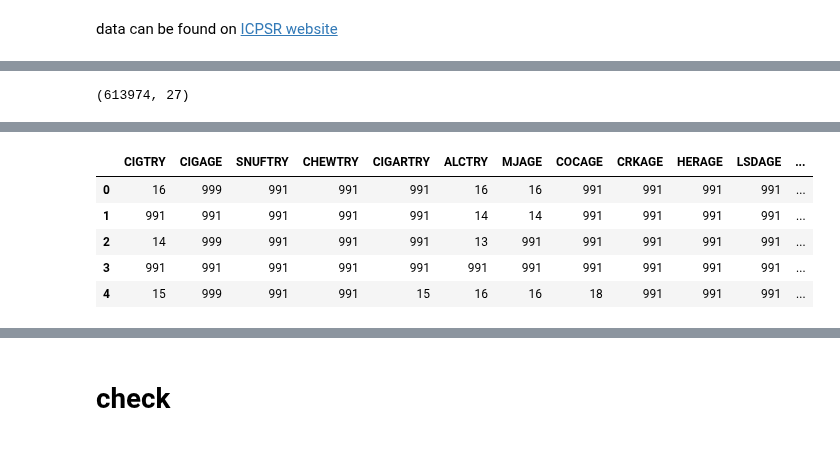
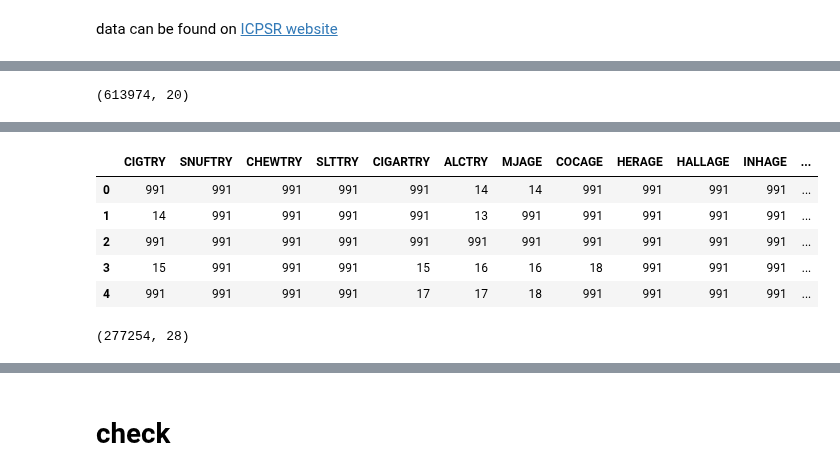
Before and after one commit to DataResponsibly/SynRD, a Jupyter notebook: papers/fairman19marijuana/aholovenko_data_preprocessing.ipynb, the cells around one changed output, grey strips where cells are left out. Saved outputs shown, nothing was run; the diff lists cells and outputs as text; code cells hidden in the pictures.

```diff
--- a/papers/fairman19marijuana/aholovenko_data_preprocessing.ipynb
+++ b/papers/fairman19marijuana/aholovenko_data_preprocessing.ipynb
@@ -17,12 +17,18 @@ data can be found on [ICPSR website](https://www.icpsr.umich.edu/web/ICPSR/serie
 
 dfs = []
 files = glob.glob('../../data/*.tsv')
-fields = ['NEWRACE', 'AGE', 'IRSEX', 'HERAGE', 'LSDAGE', 'PCPAGE',
-          'CRKAGE', 'ECSAGE', 'COCAGE', 'METHAGE', 'CIGAGE', 'SNUFTRY',
-          'CHEWTRY', 'MTHAAGE', 'OXYCAGE', 'CIGTRY ', 'SEDAGE', 'STIMAGE',
-          'TRANAGE', 'CIGARTRY', 'INHAGE', 'MJAGE', 'ANALAGE', 'BLNTAGE', 'ALCTRY', 'USEACM']
-imputed_fields = ['IRCIGAGE', 'IRCDUAGE', 'IRCGRAGE', 'IRSLTAGE', 'IRCHWAGE', 'IRSNFAGE', 'IRALCAGE', 'IRMJAGE', 'IRCOCAGE', 'IRCRKAGE', 'IRHERAGE', 'IRHALAGE', 'IRLSDAGE', 'IRPCPAGE', 'IRECSAGE', 'IRINHAGE', 'IRANLAGE', 'IROXYAGE', 'IRTRNAGE', 'IRSTMAGE', 'IRMTHAGE', 'IRSEDAGE']
-# fields += imputed_fields
+# fields = ['NEWRACE', 'AGE', 'IRSEX', 'HERAGE', 'LSDAGE', 'PCPAGE',
+#           'CRKAGE', 'ECSAGE', 'COCAGE', 'METHAGE', 'CIGAGE', 'SNUFTRY',
+#           'CHEWTRY', 'MTHAAGE', 'OXYCAGE', 'CIGTRY ', 'SEDAGE', 'STIMAGE',
+#           'TRANAGE', 'CIGARTRY', 'INHAGE', 'MJAGE', 'ANALAGE', 'BLNTAGE', 'ALCTRY', 'USEACM']
+
+general = ['NEWRACE', 'AGE', 'IRSEX', 'USEACM']
+cig = ['CIGTRY']
+alc = ['ALCTRY']
+mar = ['MJAGE']
+other_tobacco = ['CIGARTRY', 'CHEWTRY', 'SNUFTRY', 'SLTTRY']
+other_drugs = ['COCAGE', 'HALLAGE', 'HERAGE', 'INHAGE', 'ANALAGE', 'SEDAGE', 'STIMAGE', 'TRANAGE']
+fields = general + cig + alc + mar + other_tobacco + other_drugs
 
 for file in files:
     df_n1 = pd.read_csv(file, sep='\t', skipinitialspace=True, nrows=1)
@@ -51,36 +71,35 @@ main_df = pd.concat(dfs)
 # main_df_backlog = main_df.copy()
 main_df.shape  # data diff 613774 (real) - 615701 (paper) = -1927 difference
 # %% [output]
-(613974, 27)
+(613974, 20)
 # %%
 %%time
 np.random.seed(42)
 main_df = pd.concat(dfs)
 file_to_year_mapping = {f:2004+i for i, f in enumerate(sorted([os.path.basename(f) for f in files]))}
 class_mapping = {
+    'MARIJUANA': 'MARIJUANA',
     'MJAGE': 'MARIJUANA',
+    'ALCOHOL': 'ALCOHOL',
     'ALCTRY': 'ALCOHOL',
-    'CIGAGE': 'CIGARETTES',
+    'CIGARETTES': 'CIGARETTES',
     'CIGTRY': 'CIGARETTES',
+    'NO_DRUG_USE': 'NO_DRUG_USE',
     'NOUSAGE': 'NO_DRUG_USE',
+    'OTHER_TABACCO': 'OTHER_TABACCO',
     'CIGARTRY': 'OTHER_TABACCO',
     'SNUFTRY': 'OTHER_TABACCO',
     'CHEWTRY': 'OTHER_TABACCO',
+    'SLTTRY': 'OTHER_TABACCO',
+    'OTHER_DRUGS': 'OTHER_DRUGS',
     'HERAGE': 'OTHER_DRUGS',
-    'LSDAGE': 'OTHER_DRUGS',
-    'PCPAGE': 'OTHER_DRUGS',
-    'CRKAGE': 'OTHER_DRUGS',
-    'ECSAGE': 'OTHER_DRUGS',
     'COCAGE': 'OTHER_DRUGS',
-    'METHAGE': 'OTHER_DRUGS',
-    'MTHAAGE': 'OTHER_DRUGS',
-    'OXYCAGE': 'OTHER_DRUGS',
     'SEDAGE': 'OTHER_DRUGS',
     'STIMAGE': 'OTHER_DRUGS',
     'TRANAGE': 'OTHER_DRUGS',
     'INHAGE': 'OTHER_DRUGS',
     'ANALAGE': 'OTHER_DRUGS',
-    'BLNTAGE': 'OTHER_DRUGS'
+    'HALLAGE': 'OTHER_DRUGS'
 }
 age_to_group_mapping = {
     12: '12-13',
@@ -96,31 +115,29 @@ age_to_group_mapping = {
 }
 race_mapping = {1: 'White', 2: 'Black', 3: 'AI/AN', 4: 'NHOPI', 5: 'Asian', 6: 'Multi-racial', 7: 'Hispanic'}
 use_acm_map = {
-    1: 'ALCTRY',
-    2: 'CIGTRY',
-    3: 'MJAGE',
-    4: 'ALCTRY',
-    5: 'CIGTRY',
-    6: 'MJAGE',
+    1: 'ALCOHOL',
+    2: 'CIGARETTES',
+    3: 'MARIJUANA',
+    4: 'ALCOHOL',
+    5: 'CIGARETTES',
+    6: 'MARIJUANA',
 #     11: 'ALCTRY',
 #     12: 'CIGTRY',
 #     13: 'MJAGE',
-    91: 'NOUSAGE',
+    91: 'NO_DRUG_USE',
 }
-classes = ['MJAGE', 'CIGAGE', 'CIGTRY', 'ALCTRY', 'CIGARTRY', 'SNUFTRY',
-           'CHEWTRY', 'HERAGE', 'LSDAGE', 'PCPAGE', 'CRKAGE',
-           'ECSAGE', 'COCAGE', 'METHAGE', 'MTHAAGE', 'OXYCAGE',
-           'SEDAGE', 'STIMAGE', 'TRANAGE', 'INHAGE', 'ANALAGE', 'BLNTAGE']
+classes = cig + alc + mar + other_tobacco + other_drugs
 main_df = main_df[(main_df['AGE2'] < 11)]  # filter people < 22 yo
-main_df[['MTHAAGE', 'BLNTAGE']] = main_df[['MTHAAGE', 'BLNTAGE']].fillna(10e5)  # fill in nan
 main_df['MINAGE'] = main_df[classes].values.min(axis=1)
 main_df['MINAGE'] = np.where(main_df['MINAGE'] > 900, 999, main_df['MINAGE'])
-main_df['MINAGE_CLASS'] = np.where(main_df['MINAGE'] > 900, 'NOUSAGE', None)
-main_df['CLASSES_LIST'] = np.where(main_df['MINAGE'] > 900, 'NOUSAGE', None)
+main_df['MINAGE_CLASS'] = np.where(main_df['MINAGE'] > 900, 'NO_DRUG_USE', None)
+main_df['CLASSES_LIST'] = np.where(main_df['MINAGE'] > 900, 'NO_DRUG_USE', None)
+main_df = main_df[~(main_df.MINAGE_CLASS=='NO_DRUG_USE')==(main_df.USEACM==99)] # remove where unknown class
 main_df['YEAR'] = main_df['file_name'].map(file_to_year_mapping) # infer year
 main_df['SEX'] = main_df['IRSEX'].map({1: 'Male', 2: 'Female'})
 main_df['AGE'] = main_df['AGE2'].map({i:i+11 for i in range(1, 11)})
 main_df['RACE'] = main_df['NEWRACE2'].map(race_mapping)
+main_df['AGE_GROUP'] = main_df['AGE'].map(age_to_group_mapping)
 main_df.reset_index(inplace=True, drop=True)
 main_df.head()
 # %% [output]
@@ -129,6 +146,10 @@ Wall time: 145 ms
-|  | CIGTRY | CIGAGE | SNUFTRY | CHEWTRY | CIGARTRY | ALCTRY | MJAGE | COCAGE | CRKAGE | HERAGE | LSDAGE | ... |
-| 0 | 16 | 999 | 991 | 991 | 991 | 16 | 16 | 991 | 991 | 991 | 991 | ... |
-| 1 | 991 | 991 | 991 | 991 | 991 | 14 | 14 | 991 | 991 | 991 | 991 | ... |
-| 2 | 14 | 999 | 991 | 991 | 991 | 13 | 991 | 991 | 991 | 991 | 991 | ... |
-| 3 | 991 | 991 | 991 | 991 | 991 | 991 | 991 | 991 | 991 | 991 | 991 | ... |
-| 4 | 15 | 999 | 991 | 991 | 15 | 16 | 16 | 18 | 991 | 991 | 991 | ... |
+|  | CIGTRY | SNUFTRY | CHEWTRY | SLTTRY | CIGARTRY | ALCTRY | MJAGE | COCAGE | HERAGE | HALLAGE | INHAGE | ... |
+| 0 | 991 | 991 | 991 | 991 | 991 | 14 | 14 | 991 | 991 | 991 | 991 | ... |
+| 1 | 14 | 991 | 991 | 991 | 991 | 13 | 991 | 991 | 991 | 991 | 991 | ... |
+| 2 | 991 | 991 | 991 | 991 | 991 | 991 | 991 | 991 | 991 | 991 | 991 | ... |
+| 3 | 15 | 991 | 991 | 991 | 15 | 16 | 16 | 18 | 991 | 991 | 991 | ... |
+| 4 | 991 | 991 | 991 | 991 | 17 | 17 | 18 | 991 | 991 | 991 | 991 | ... |
+# %%
+main_df.shape
+# %% [output]
+(277254, 28)
```
Also changed, not shown: parts of 34 cells of this notebook, 3 other files.
